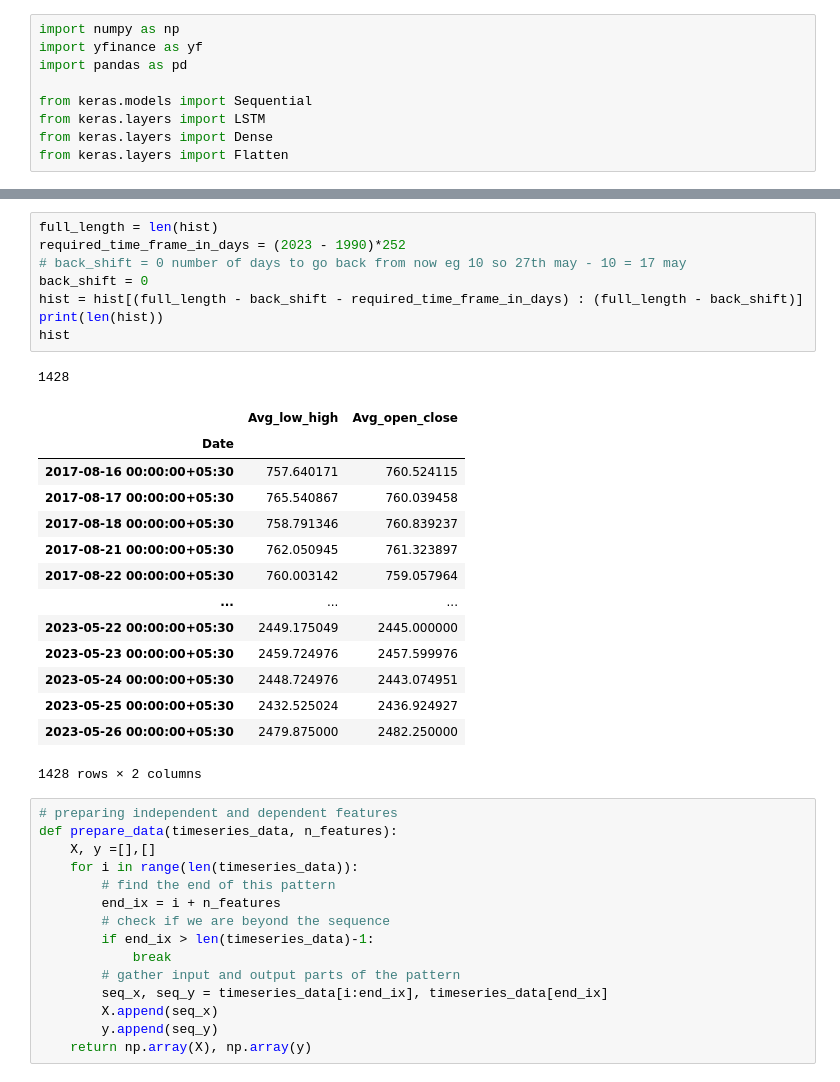
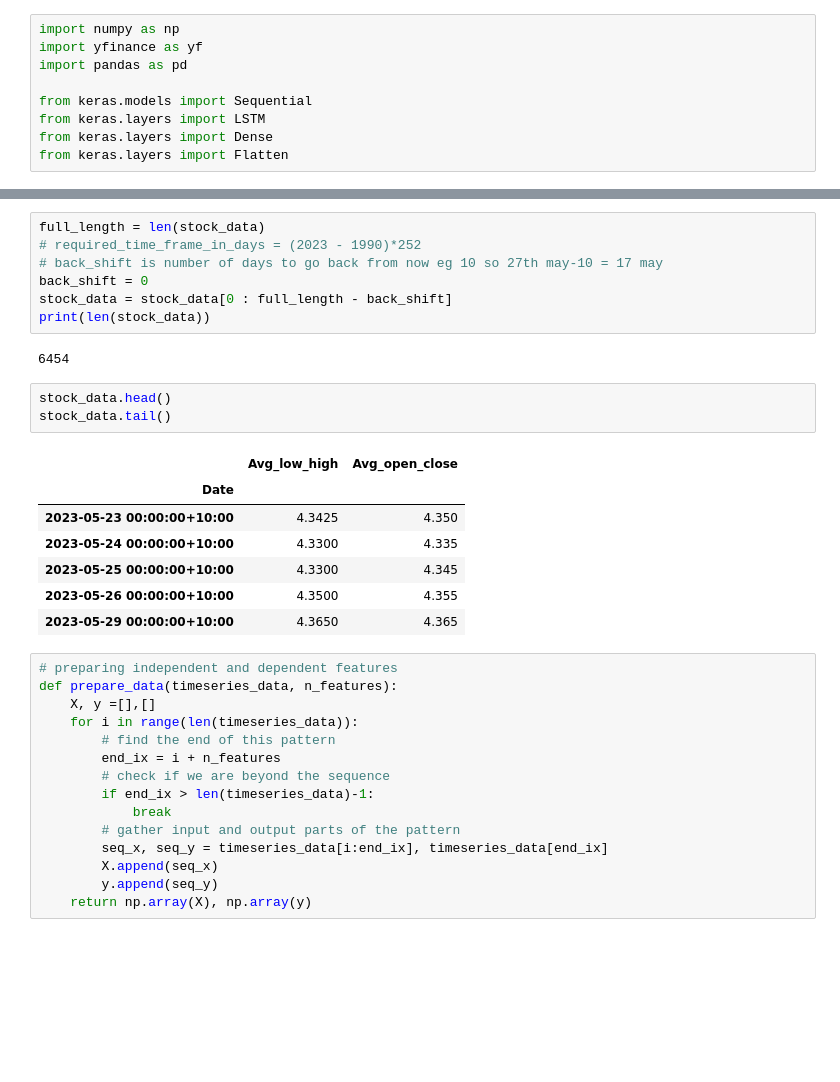
Before and after one commit to AniketM156/Visualising-and-Forecasting-Stocks-, a Jupyter notebook: FYP_itteration_1.ipynb, the cells around one changed output, grey strips where cells are left out. Cells and saved outputs as stored; diff of their text form; blank space fills up the shorter version.

```diff
--- a/FYP_itteration_1.ipynb
+++ b/FYP_itteration_1.ipynb
@@ -47,27 +51,23 @@ hist
 # %%
-full_length = len(hist)
-required_time_frame_in_days = (2023 - 1990)*252
-# back_shift = 0 number of days to go back from now eg 10 so 27th may - 10 = 17 may
+full_length = len(stock_data)
+# required_time_frame_in_days = (2023 - 1990)*252
+# back_shift is number of days to go back from now eg 10 so 27th may-10 = 17 may
 back_shift = 0
-hist = hist[(full_length - back_shift - required_time_frame_in_days) : (full_length - back_shift)]
-print(len(hist))
-hist
+stock_data = stock_data[0 : full_length - back_shift]
+print(len(stock_data))
 # %% [output]
-1428
+6454
-|  | Avg_low_high | Avg_open_close |
-| Date |  |  |
-| 2017-08-16 00:00:00+05:30 | 757.640171 | 760.524115 |
-| 2017-08-17 00:00:00+05:30 | 765.540867 | 760.039458 |
-| 2017-08-18 00:00:00+05:30 | 758.791346 | 760.839237 |
-| 2017-08-21 00:00:00+05:30 | 762.050945 | 761.323897 |
-| 2017-08-22 00:00:00+05:30 | 760.003142 | 759.057964 |
-| ... | ... | ... |
-| 2023-05-22 00:00:00+05:30 | 2449.175049 | 2445.000000 |
-| 2023-05-23 00:00:00+05:30 | 2459.724976 | 2457.599976 |
-| 2023-05-24 00:00:00+05:30 | 2448.724976 | 2443.074951 |
-| 2023-05-25 00:00:00+05:30 | 2432.525024 | 2436.924927 |
-| 2023-05-26 00:00:00+05:30 | 2479.875000 | 2482.250000 |
-1428 rows × 2 columns
+# %%
+stock_data.head()
+stock_data.tail()
+# %% [output]
+|  | Avg_low_high | Avg_open_close |
+| Date |  |  |
+| 2023-05-23 00:00:00+10:00 | 4.3425 | 4.350 |
+| 2023-05-24 00:00:00+10:00 | 4.3300 | 4.335 |
+| 2023-05-25 00:00:00+10:00 | 4.3300 | 4.345 |
+| 2023-05-26 00:00:00+10:00 | 4.3500 | 4.355 |
+| 2023-05-29 00:00:00+10:00 | 4.3650 | 4.365 |
 # %%
 # preparing independent and dependent features
 def prepare_data(timeseries_data, n_features):
```
Also changed, not shown: parts of 13 cells of this notebook, 1 other file.
